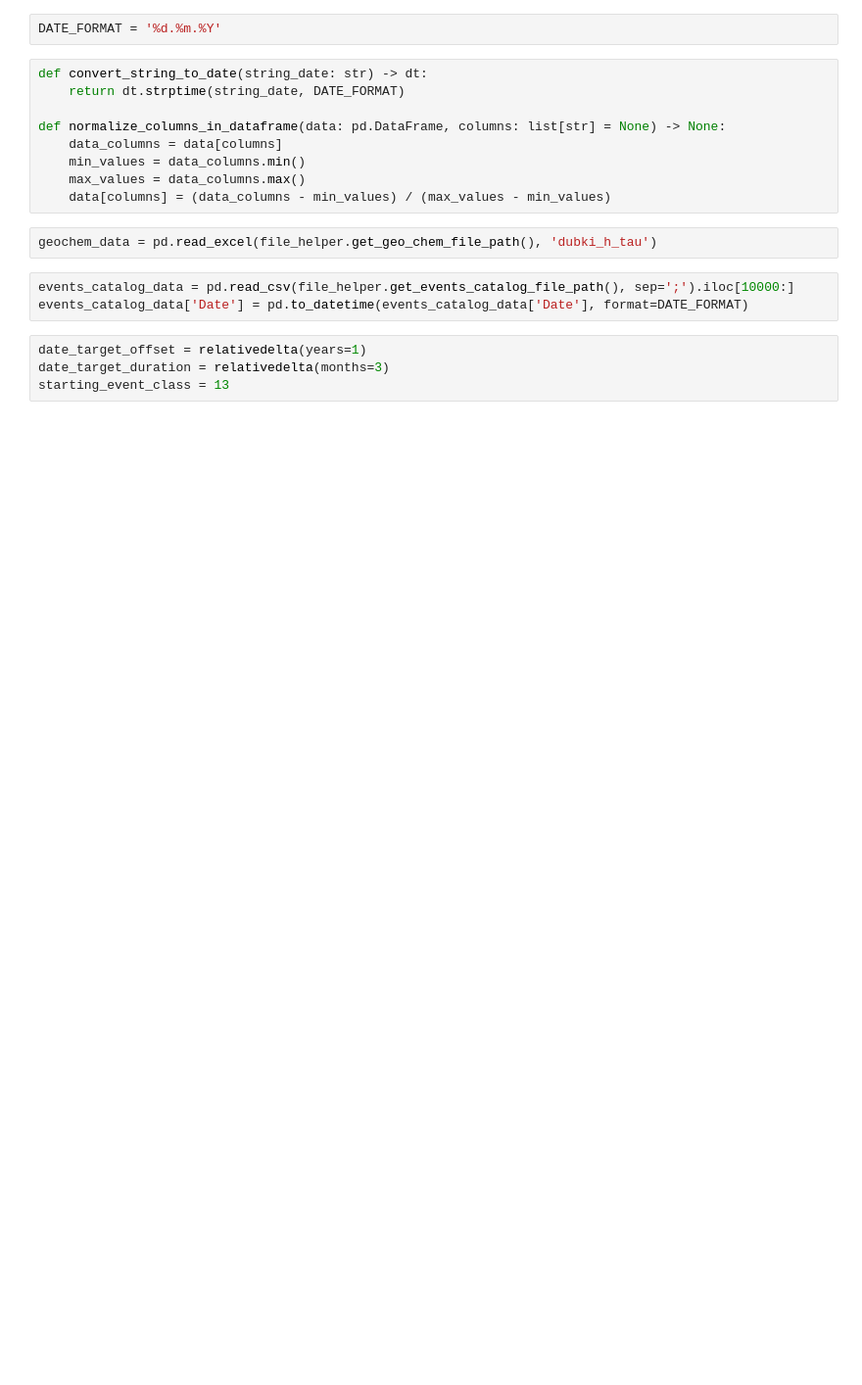
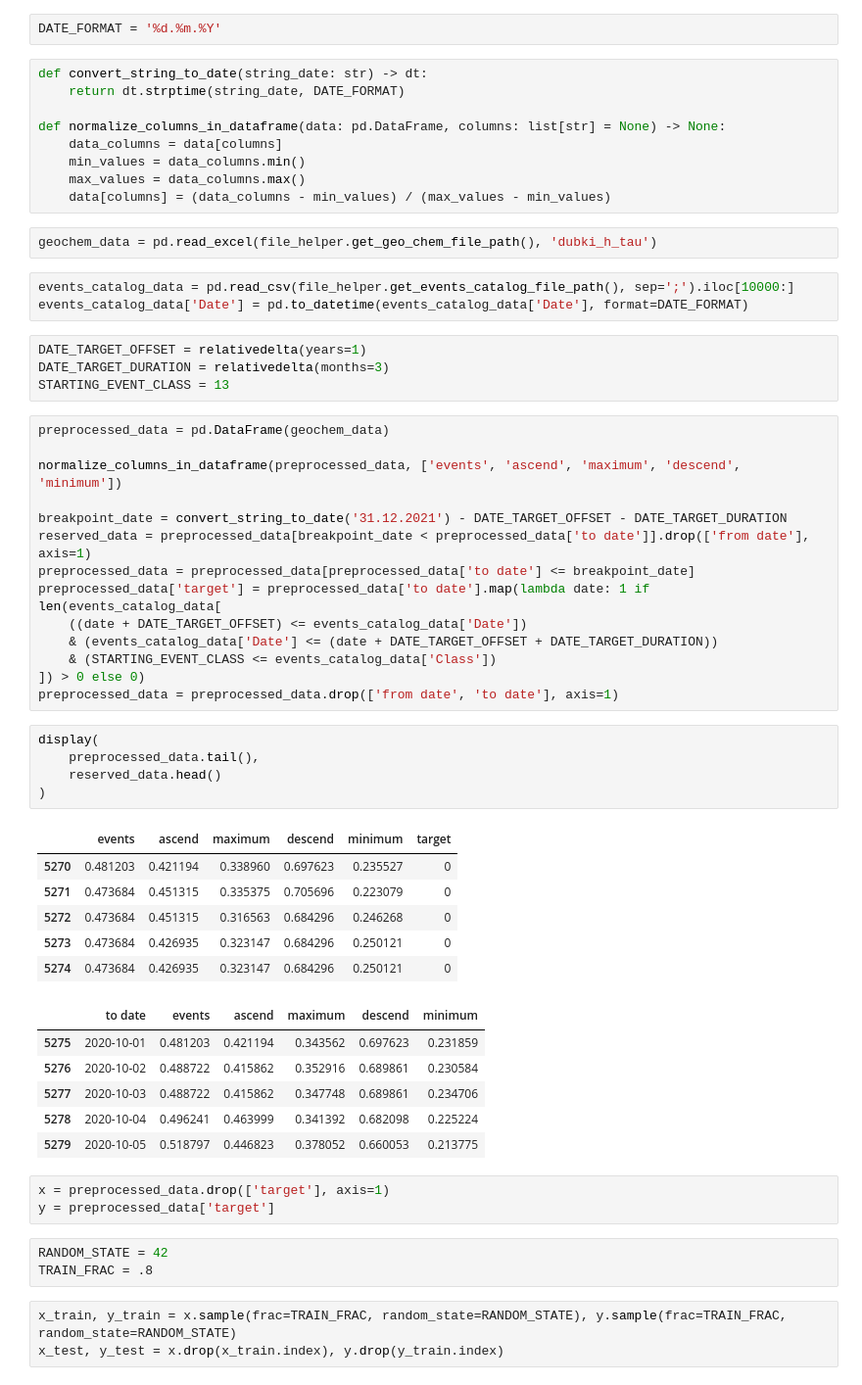
Before and after one commit to SalikhMagomedov/geo, a Jupyter notebook: notebooks/analysis_nn.ipynb, the cells around one changed output. Shown at 98% size. Saved outputs shown, nothing was run; the diff lists cells and outputs as text; blank space fills up the shorter version.

```diff
--- a/notebooks/analysis_nn.ipynb
+++ b/notebooks/analysis_nn.ipynb
@@ -22,6 +33,47 @@ geochem_data = pd.read_excel(file_helper.get_geo_chem_file_path(), 'dubki_h_tau'
 events_catalog_data = pd.read_csv(file_helper.get_events_catalog_file_path(), sep=';').iloc[10000:]
 events_catalog_data['Date'] = pd.to_datetime(events_catalog_data['Date'], format=DATE_FORMAT)
 # %%
-date_target_offset = relativedelta(years=1)
-date_target_duration = relativedelta(months=3)
-starting_event_class = 13
+DATE_TARGET_OFFSET = relativedelta(years=1)
+DATE_TARGET_DURATION = relativedelta(months=3)
+STARTING_EVENT_CLASS = 13
+# %%
+preprocessed_data = pd.DataFrame(geochem_data)
+
+normalize_columns_in_dataframe(preprocessed_data, ['events', 'ascend', 'maximum', 'descend', 'minimum'])
+
+breakpoint_date = convert_string_to_date('31.12.2021') - DATE_TARGET_OFFSET - DATE_TARGET_DURATION
+reserved_data = preprocessed_data[breakpoint_date < preprocessed_data['to date']].drop(['from date'], axis=1)
+preprocessed_data = preprocessed_data[preprocessed_data['to date'] <= breakpoint_date]
+preprocessed_data['target'] = preprocessed_data['to date'].map(lambda date: 1 if len(events_catalog_data[
+    ((date + DATE_TARGET_OFFSET) <= events_catalog_data['Date'])
+    & (events_catalog_data['Date'] <= (date + DATE_TARGET_OFFSET + DATE_TARGET_DURATION))
+    & (STARTING_EVENT_CLASS <= events_catalog_data['Class'])
+]) > 0 else 0)
+preprocessed_data = preprocessed_data.drop(['from date', 'to date'], axis=1)
+# %%
+display(
+    preprocessed_data.tail(),
+    reserved_data.head()
+)
+# %% [output]
+|  | events | ascend | maximum | descend | minimum | target |
+| 5270 | 0.481203 | 0.421194 | 0.338960 | 0.697623 | 0.235527 | 0 |
+| 5271 | 0.473684 | 0.451315 | 0.335375 | 0.705696 | 0.223079 | 0 |
+| 5272 | 0.473684 | 0.451315 | 0.316563 | 0.684296 | 0.246268 | 0 |
+| 5273 | 0.473684 | 0.426935 | 0.323147 | 0.684296 | 0.250121 | 0 |
+| 5274 | 0.473684 | 0.426935 | 0.323147 | 0.684296 | 0.250121 | 0 |
+|  | to date | events | ascend | maximum | descend | minimum |
+| 5275 | 2020-10-01 | 0.481203 | 0.421194 | 0.343562 | 0.697623 | 0.231859 |
+| 5276 | 2020-10-02 | 0.488722 | 0.415862 | 0.352916 | 0.689861 | 0.230584 |
+| 5277 | 2020-10-03 | 0.488722 | 0.415862 | 0.347748 | 0.689861 | 0.234706 |
+| 5278 | 2020-10-04 | 0.496241 | 0.463999 | 0.341392 | 0.682098 | 0.225224 |
+| 5279 | 2020-10-05 | 0.518797 | 0.446823 | 0.378052 | 0.660053 | 0.213775 |
+# %%
+x = preprocessed_data.drop(['target'], axis=1)
+y = preprocessed_data['target']
+# %%
+RANDOM_STATE = 42
+TRAIN_FRAC = .8
+# %%
+x_train, y_train = x.sample(frac=TRAIN_FRAC, random_state=RANDOM_STATE), y.sample(frac=TRAIN_FRAC, random_state=RANDOM_STATE)
+x_test, y_test = x.drop(x_train.index), y.drop(y_train.index)
```
Also changed, not shown: parts of 16 cells of this notebook.
